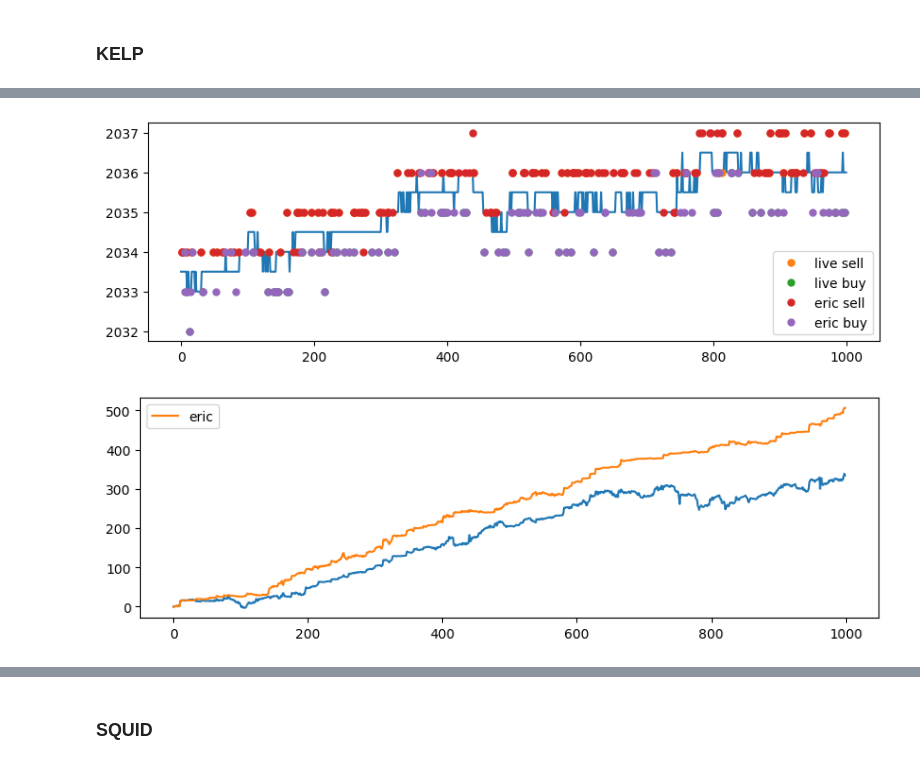
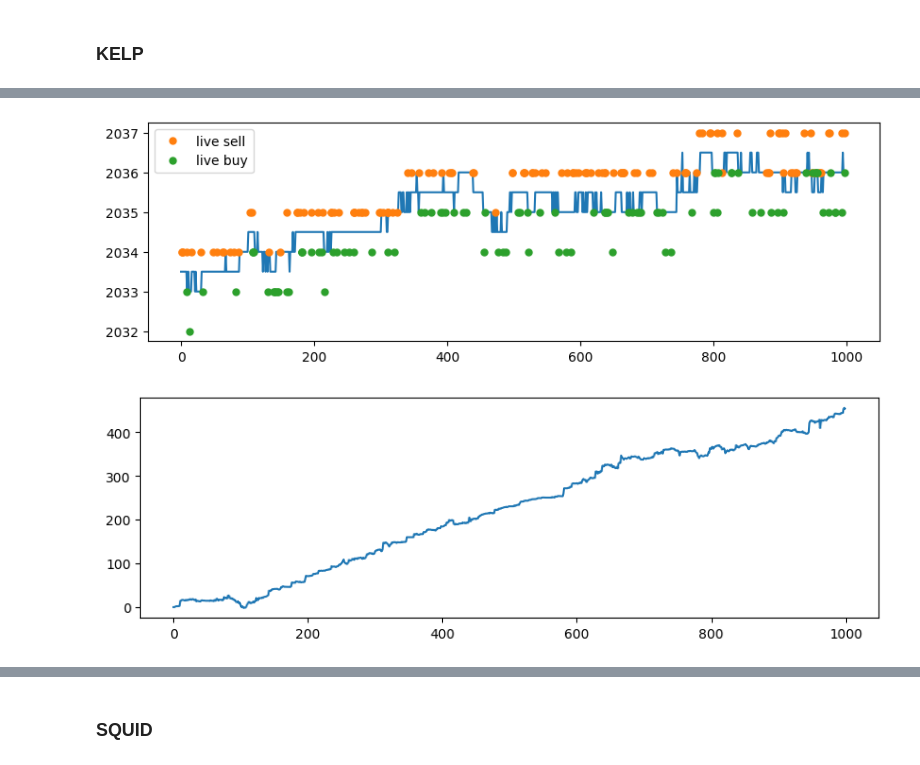
Before and after one commit to karinsim/Prosperity-by-IMC, a Jupyter notebook: round1.ipynb, the cells around one changed output, grey strips where cells are left out. Drawn from its saved outputs; the diff is of its cells as text; code cells hidden in the pictures.

```diff
--- a/round1.ipynb
+++ b/round1.ipynb
@@ -10,9 +10,9 @@ DIR = "data/round-1/"
 df1 = pd.read_csv(DIR+"prices_round_1_day_-2.csv", delimiter=';')
 df2 = pd.read_csv(DIR+"prices_round_1_day_-1.csv", delimiter=';')
 df3 = pd.read_csv(DIR+"prices_round_1_day_0.csv", delimiter=';')
-df4 = pd.read_csv(DIR+"price1.csv", delimiter=";")
+PnL = pd.read_csv(DIR+"prices_day_1.csv", delimiter=';')
 # %%
-price = pd.concat((df1, df2, df3, df4))
+price = pd.concat((df1, df2, df3, PnL))
 # %%
 RESIN = price.loc[price["product"]=="RAINFOREST_RESIN"].reset_index(drop=True)
 KELP = price.loc[price["product"]=="KELP"].reset_index(drop=True)
@@ -51,8 +51,6 @@ squid = SQUID.loc[SQUID["day"]==1]
 
 # f.close()
 # fp.close()
-# %%
-PnL = pd.read_csv(DIR+"log1-prices.txt", delimiter=';')
 # %%
 # the entire trade history (not just own trades)
 infile = r"data/round-1/log1.log"
@@ -97,18 +90,14 @@ sell_price_eric = list(kelp_sell_eric["price"])
 # %%
 plt.figure(figsize=(10,3))
 plt.plot(kelp["timestamp"]/100, kelp["mid_price"])
 plt.plot(np.array(sell_time_kelp)/100, sell_price_kelp, lw=0, ms=10, marker='.', label="live sell")
 plt.plot(np.array(buy_time_kelp)/100, buy_price_kelp, lw=0, ms=10, marker='.', label="live buy")
-plt.plot(np.array(sell_time_eric)/100, sell_price_eric, lw=0, ms=10, marker='.', label="eric sell")
-plt.plot(np.array(buy_time_eric)/100, buy_price_eric, lw=0, ms=10, marker='.', label="eric buy")
 plt.legend()
 plt.show()
 
 plt.figure(figsize=(10,3))
 plt.plot(kelp["timestamp"]/100, PnL.loc[PnL["product"]=="KELP"]["profit_and_loss"])
-plt.plot(kelp["timestamp"]/100, PnL_eric.loc[PnL_eric["product"]=="KELP"]["profit_and_loss"], label="eric")
-plt.legend()
 plt.show()
 # %% [output]
-[figure, old version]
+[figure, new version]
-[figure, old version]
+[figure, new version]
```
Also changed, not shown: parts of 11 cells of this notebook, 2 other files.
